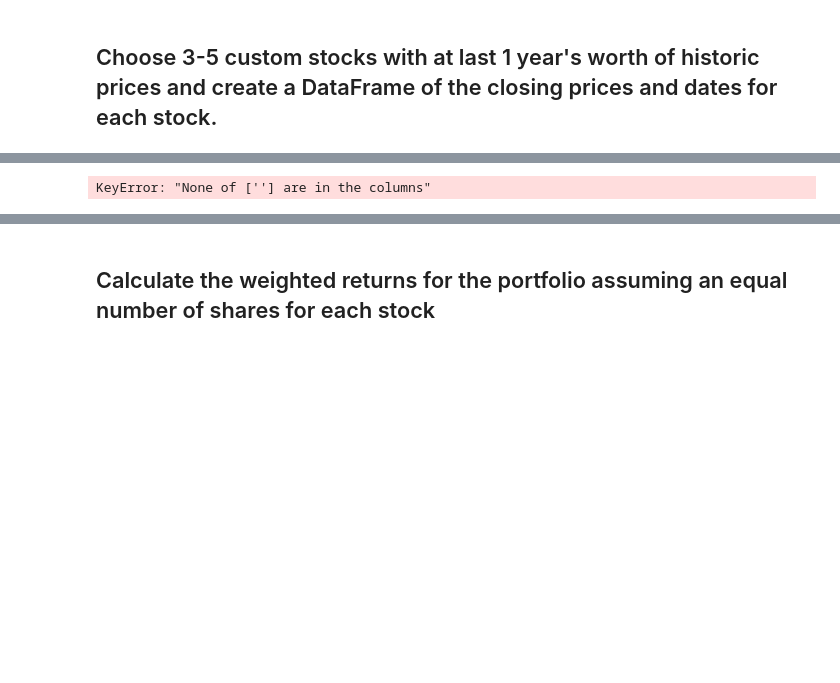
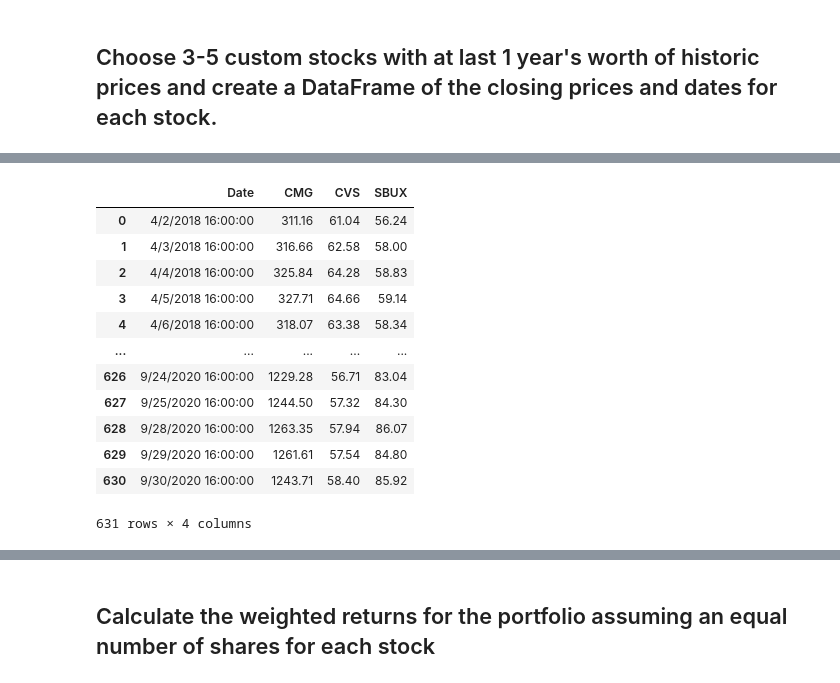
Before and after one commit to adriennestark/als_pandas_hw, a Jupyter notebook: whale_analysis.ipynb, the cells around one changed output, grey strips where cells are left out. Cells and saved outputs as stored; diff of their text form; code cells hidden in the pictures; blank space fills up the shorter version.

```diff
--- a/whale_analysis.ipynb
+++ b/whale_analysis.ipynb
@@ -382,8 +446,22 @@ als_port_df.head()
 # %%
 # Reset the index to nothing
 
-als_port_df= als_port_df.set_index("", inplace=True)
+#als_port_df= als_port_df.set_index("", inplace=True)
+
+als_port_df.reset_index()
 # %% [output]
+|  | Date | CMG | CVS | SBUX |
+| 0 | 4/2/2018 16:00:00 | 311.16 | 61.04 | 56.24 |
+| 1 | 4/3/2018 16:00:00 | 316.66 | 62.58 | 58.00 |
+| 2 | 4/4/2018 16:00:00 | 325.84 | 64.28 | 58.83 |
+| 3 | 4/5/2018 16:00:00 | 327.71 | 64.66 | 59.14 |
+| 4 | 4/6/2018 16:00:00 | 318.07 | 63.38 | 58.34 |
+| ... | ... | ... | ... | ... |
+| 626 | 9/24/2020 16:00:00 | 1229.28 | 56.71 | 83.04 |
+| 627 | 9/25/2020 16:00:00 | 1244.50 | 57.32 | 84.30 |
+| 628 | 9/28/2020 16:00:00 | 1263.35 | 57.94 | 86.07 |
+| 629 | 9/29/2020 16:00:00 | 1261.61 | 57.54 | 84.80 |
+| 630 | 9/30/2020 16:00:00 | 1243.71 | 58.40 | 85.92 |
-KeyError: "None of [''] are in the columns"
+631 rows × 4 columns
 # %%
 # Pivot so that each column of prices represents a unique symbol
```
Also changed, not shown: parts of 18 cells of this notebook, 3 other files.
